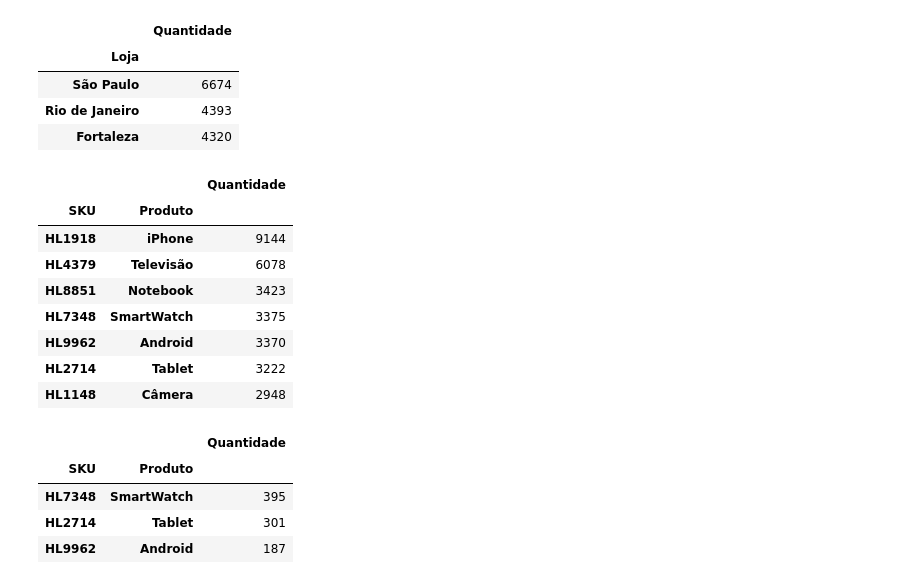
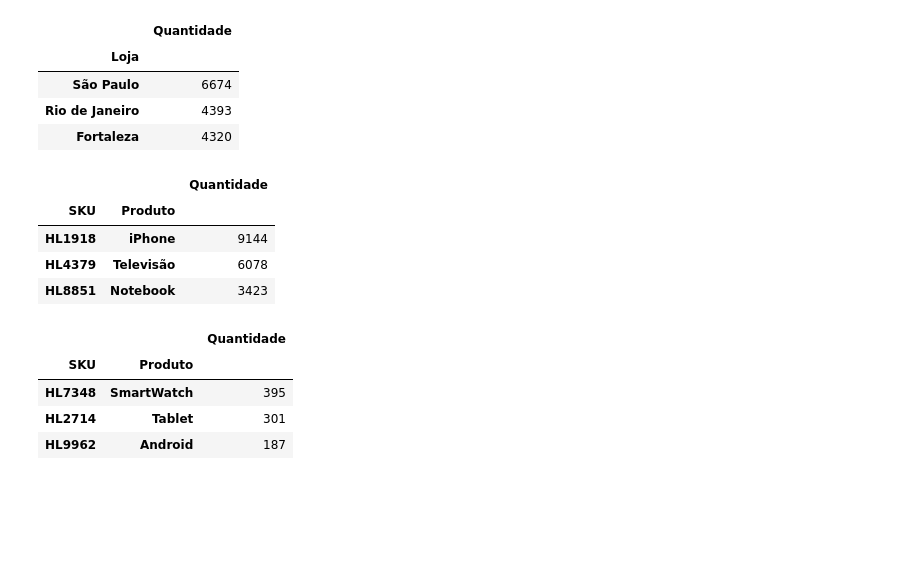
Before and after one commit to leandroclv/python_data_science, a Jupyter notebook: projeto_2/projeto_2.ipynb, the cells around one changed output. Cells and saved outputs as stored; diff of their text form; code cells hidden in the pictures; blank space fills up the shorter version.

```diff
--- a/projeto_2/projeto_2.ipynb
+++ b/projeto_2/projeto_2.ipynb
@@ -508,14 +508,10 @@ display(quant_loja_v1.head(3))
 # %%
 #Quantidade de vendas brutas: identificar os 3 produtos e as 3 lojas que estão gerando mais vendas
 quant_produto_valor_bruto = pd.DataFrame(pd.concat([total_vendas, total_devolucoes]).groupby(['SKU', 'Produto'])['Quantidade'].sum()).sort_values(by='Quantidade', ascending=False)
-display(quant_produto_valor_bruto)
+display(quant_produto_valor_bruto.head(3))
 # %% [output]
 |  |  | Quantidade |
 | SKU | Produto |  |
 | HL1918 | iPhone | 9144 |
 | HL4379 | Televisão | 6078 |
 | HL8851 | Notebook | 3423 |
-| HL7348 | SmartWatch | 3375 |
-| HL9962 | Android | 3370 |
-| HL2714 | Tablet | 3222 |
-| HL1148 | Câmera | 2948 |
```
Also changed, not shown: parts of 1 cell of this notebook.
